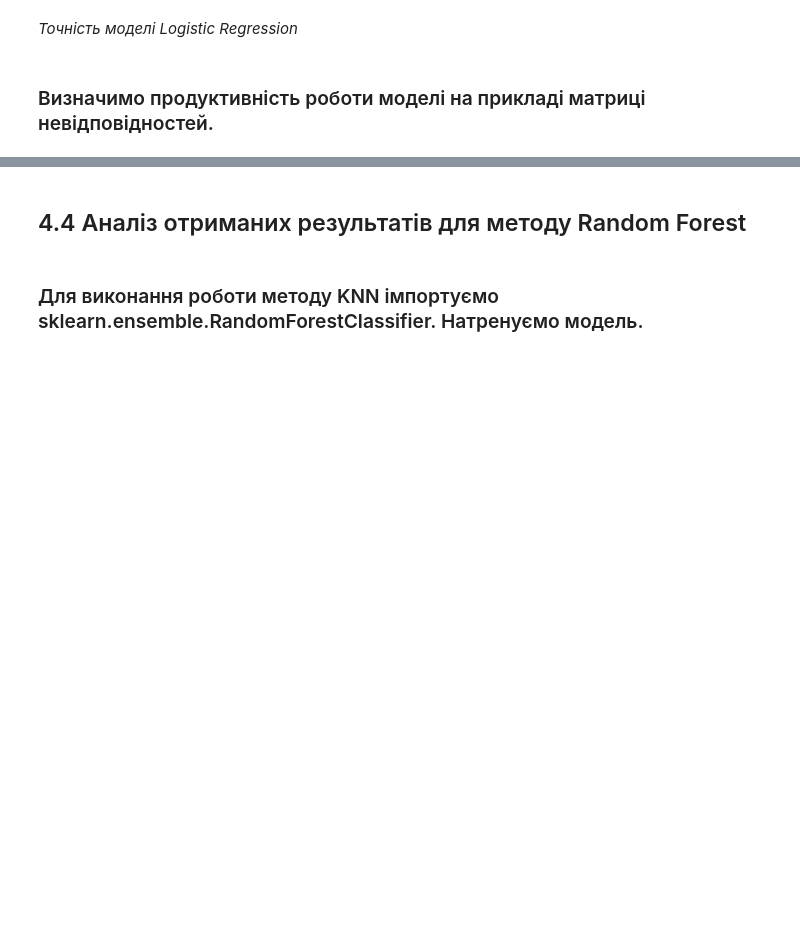
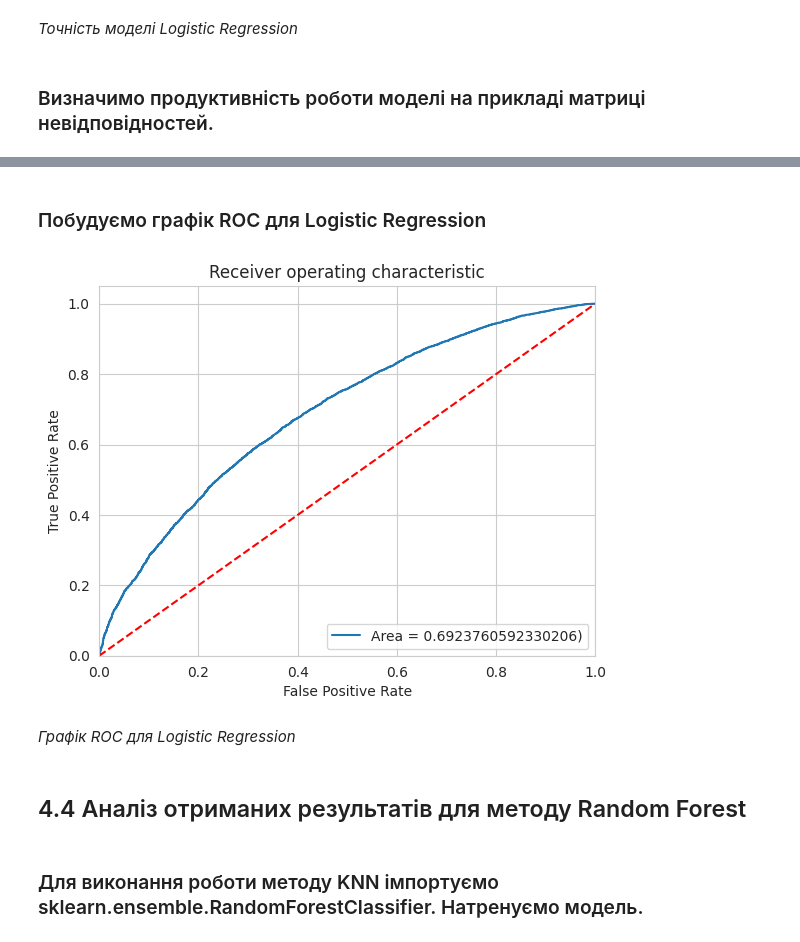
Before and after one commit to SideShowBoBGOT/DataAnalysisFourthSemester, a Jupyter notebook: CourseWork/work.ipynb, the cells around one changed output, grey strips where cells are left out. Saved outputs shown, nothing was run; the diff lists cells and outputs as text; code cells hidden in the pictures; blank space fills up the shorter version.

```diff
--- a/CourseWork/work.ipynb
+++ b/CourseWork/work.ipynb
@@ -235,3 +271,11 @@ Text(0.5, 25.722222222222214, 'Predicted')
+# %% [markdown]
+### Побудуємо графік ROC для Logistic Regression
+# %%
+roc(log_reg, x_test, y_test)
+# %% [output]
+[figure, added]
+# %% [markdown]
+*Графік ROC для Logistic Regression*
 # %% [markdown]
 ## 4.4 Аналіз отриманих результатів для методу Random Forest
 # %% [markdown]
```
Also changed, not shown: parts of 10 cells of this notebook, 1 other file.
